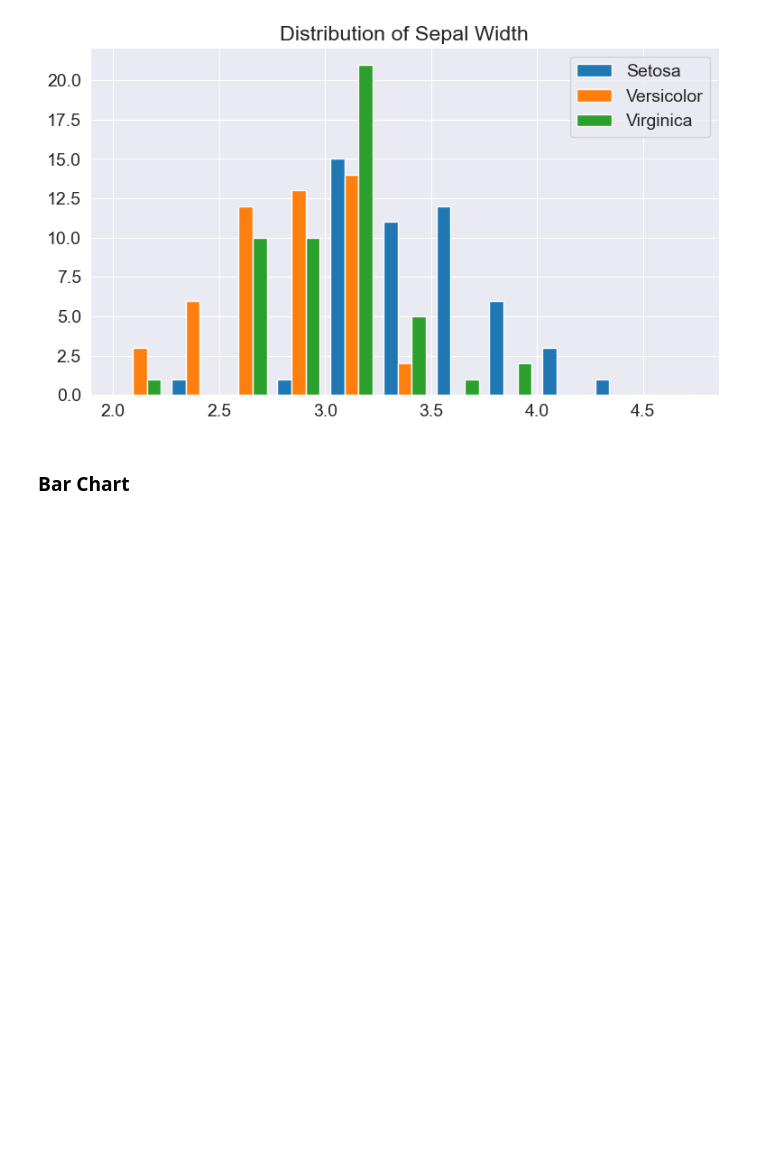
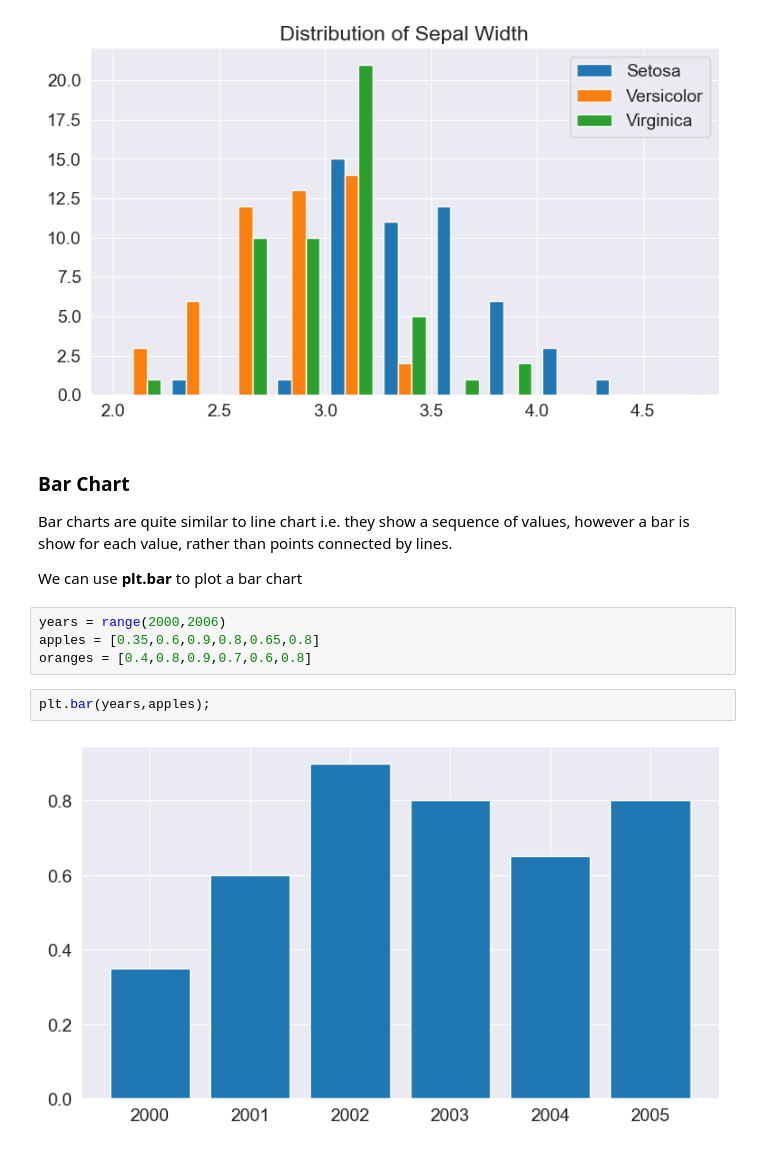
Before and after one commit to piyush-verma020/Data-Analysis, a Jupyter notebook: matplotlib_seaborn_(notes).ipynb, the cells around one changed output. Saved outputs shown, nothing was run; the diff lists cells and outputs as text; blank space fills up the shorter version.

```diff
--- a/matplotlib_seaborn_(notes).ipynb
+++ b/matplotlib_seaborn_(notes).ipynb
@@ -500,3 +500,16 @@ plt.show()
 [figure]
 # %% [markdown]
 ### Bar Chart
+
+Bar charts are quite similar to line chart i.e. they show a sequence of values, however a bar is show for each value, rather
+than points connected by lines.
+
+We can use **plt.bar** to plot a bar chart
+# %%
+years = range(2000,2006)
+apples = [0.35,0.6,0.9,0.8,0.65,0.8]
+oranges = [0.4,0.8,0.9,0.7,0.6,0.8]
+# %%
+plt.bar(years,apples);
+# %% [output]
+[figure, added]
```
Also changed, not shown: parts of 29 cells of this notebook.
